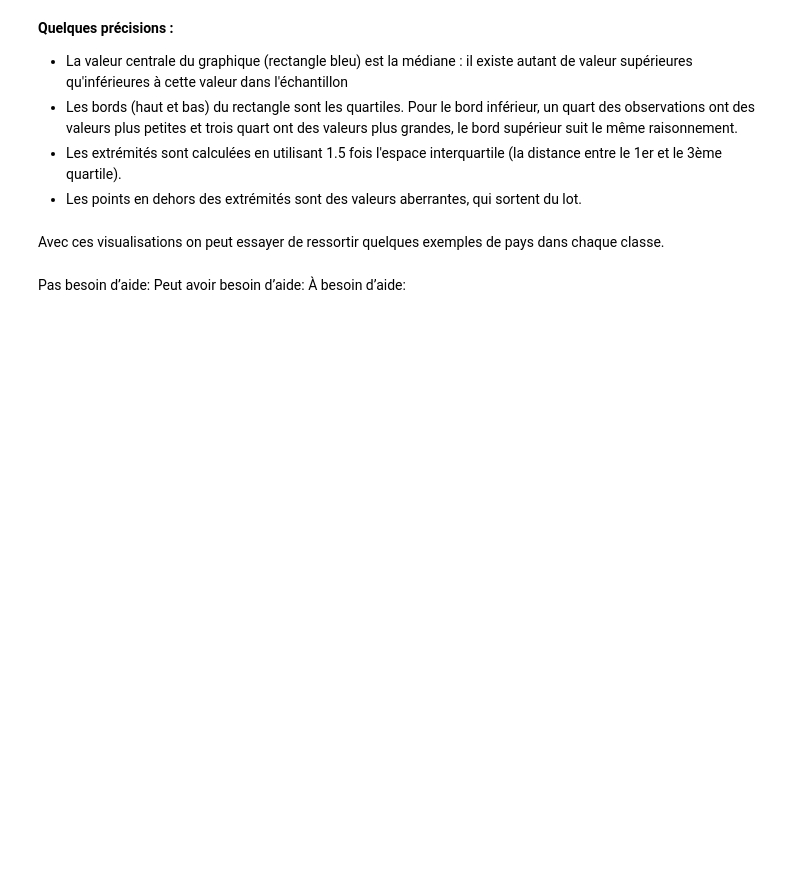
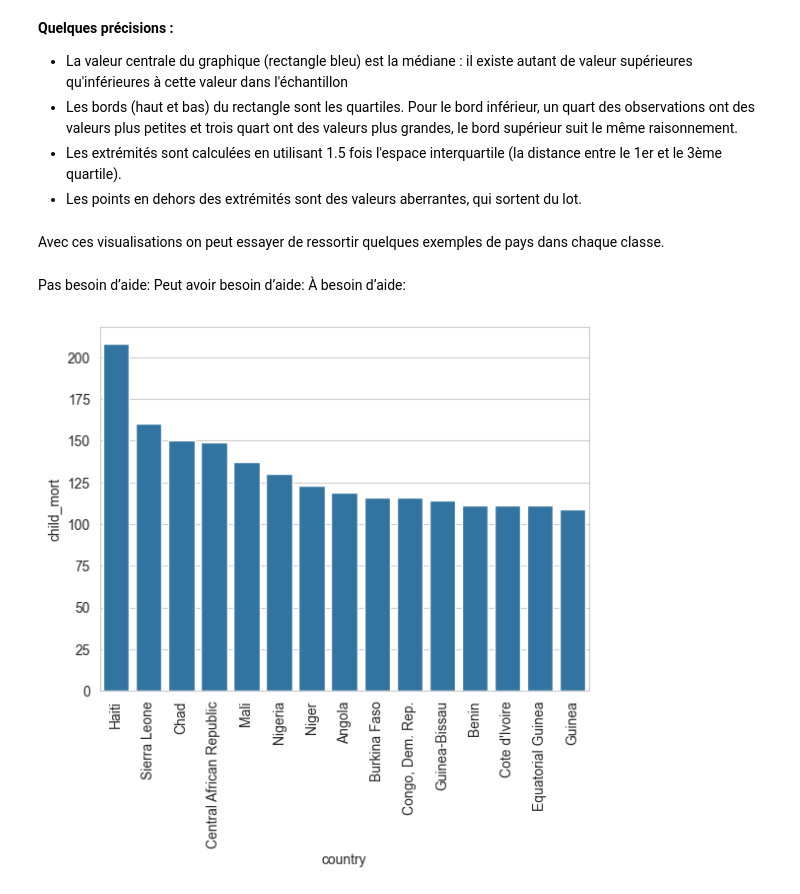
Before and after one commit to RonangLeSang/DATA832_Countries, a Jupyter notebook: pays.ipynb, the cells around one changed output. Drawn from its saved outputs; the diff is of its cells as text; code cells hidden in the pictures; blank space fills up the shorter version.

Commit message:
[FEATURE] funtion to get higher/lower

```diff
--- a/pays.ipynb
+++ b/pays.ipynb
@@ -143,3 +143,22 @@ Avec ces visualisations on peut essayer de ressortir quelques exemples de pays d
 Pas besoin d’aide:
 Peut avoir besoin d’aide:
 À besoin d’aide:
+# %%
+def x_lower_higher(x=15, mode="HIGHER", data=None, carac="health"):
+    if mode.upper() == "HIGHER":
+        return data.sort_values(by=carac, ascending=False)[:x]
+    elif mode.upper() == "LOWER":
+        return data.sort_values(by=carac, ascending=True)[:x]
+    else:
+        print("No match for mode.")
+        return None
+
+def plot_hist_lower_higher(x=15, mode="HIGHER", data=None, carac="health"):
+    df = x_lower_higher(x=x, mode=mode, data=data, carac=carac)
+    sns.barplot(x=df['country'], y=df[carac])
+    plt.xticks(rotation=90)
+    plt.show()
+# %%
+plot_hist_lower_higher(x=15, mode="HIGHER", data=df_pays, carac="child_mort")
+# %% [output]
+[figure, added]
```
Also changed, not shown: parts of 2 cells of this notebook.
